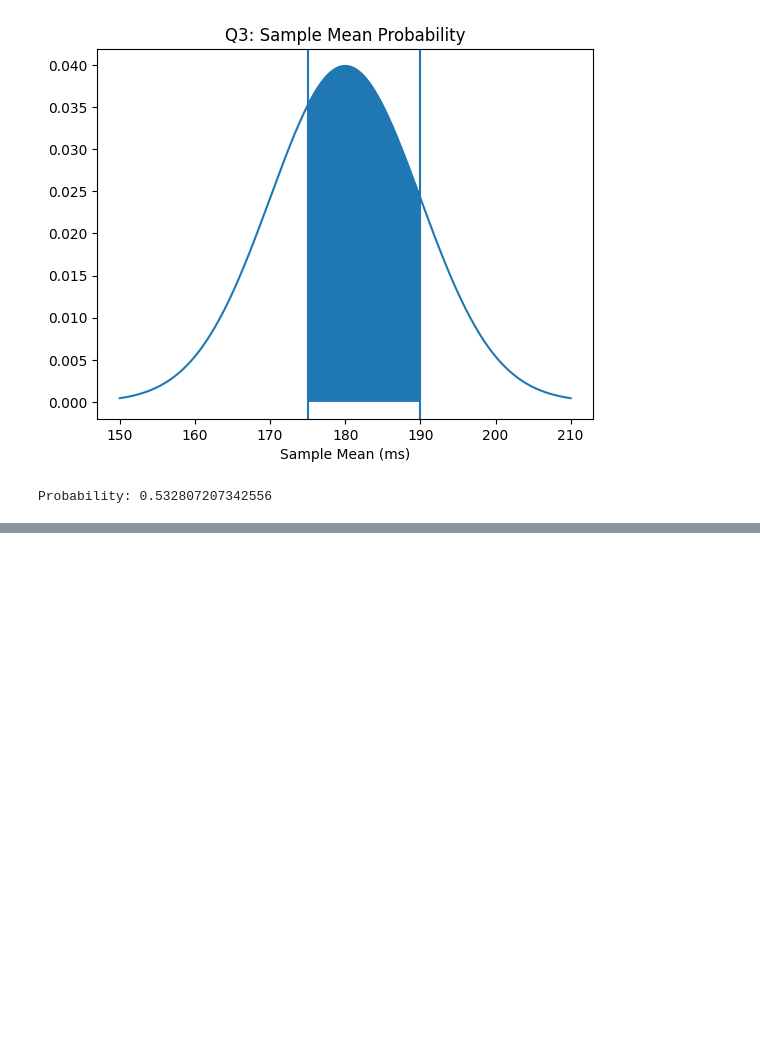
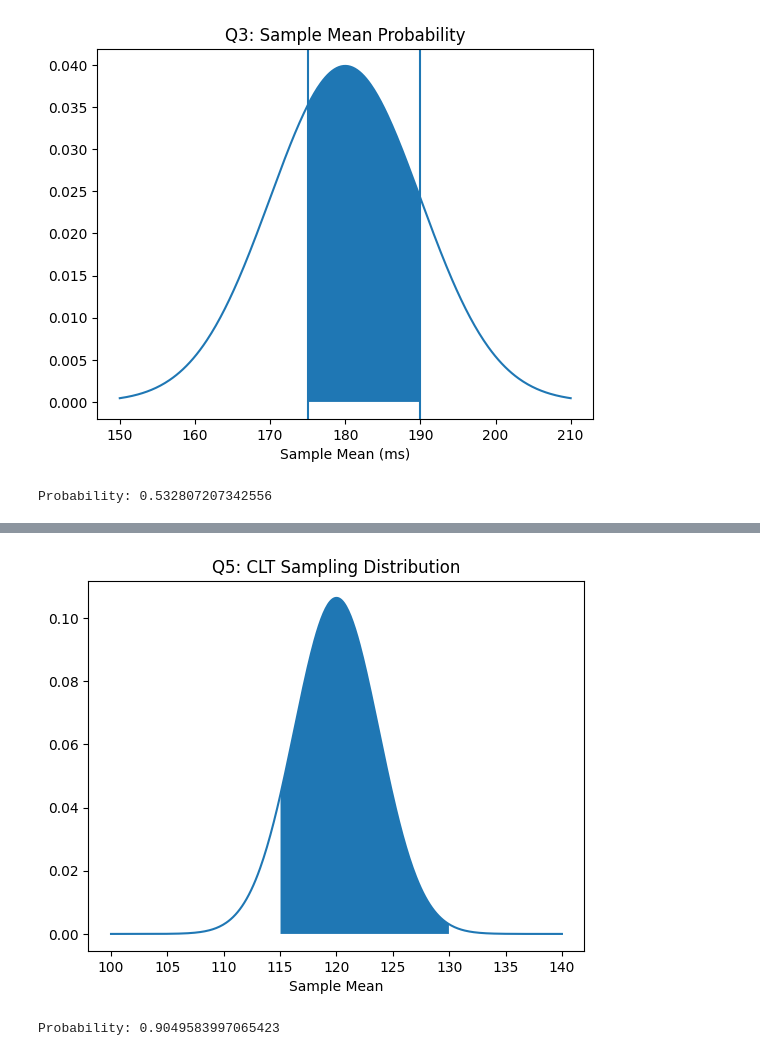
Before and after one commit to Storm00212/Data-manipulation-using-python, a Jupyter notebook: CAT_2_STATISTICS_QUESTIONS.ipynb, the cells around one changed output, grey strips where cells are left out. Drawn from its saved outputs; the diff is of its cells as text; code cells hidden in the pictures; blank space fills up the shorter version.

```diff
--- a/CAT_2_STATISTICS_QUESTIONS.ipynb
+++ b/CAT_2_STATISTICS_QUESTIONS.ipynb
@@ -74,0 +99,21 @@ Probability: 0.532807207342556
+# %%
+# Q5
+mu = 120
+sigma = 30
+n = 64
+
+se = sigma / np.sqrt(n)
+
+x = np.linspace(100, 140, 400)
+y = norm.pdf(x, mu, se)
+
+plt.plot(x, y)
+plt.fill_between(x, y, where=(x >= 115) & (x <= 130))
+plt.title("Q5: CLT Sampling Distribution")
+plt.xlabel("Sample Mean")
+plt.show()
+
+print("Probability:", norm.cdf(130, mu, se) - norm.cdf(115, mu, se))
+# %% [output]
+[figure, added]
+Probability: 0.9049583997065423
```
Also changed, not shown: parts of 1 cell of this notebook.
